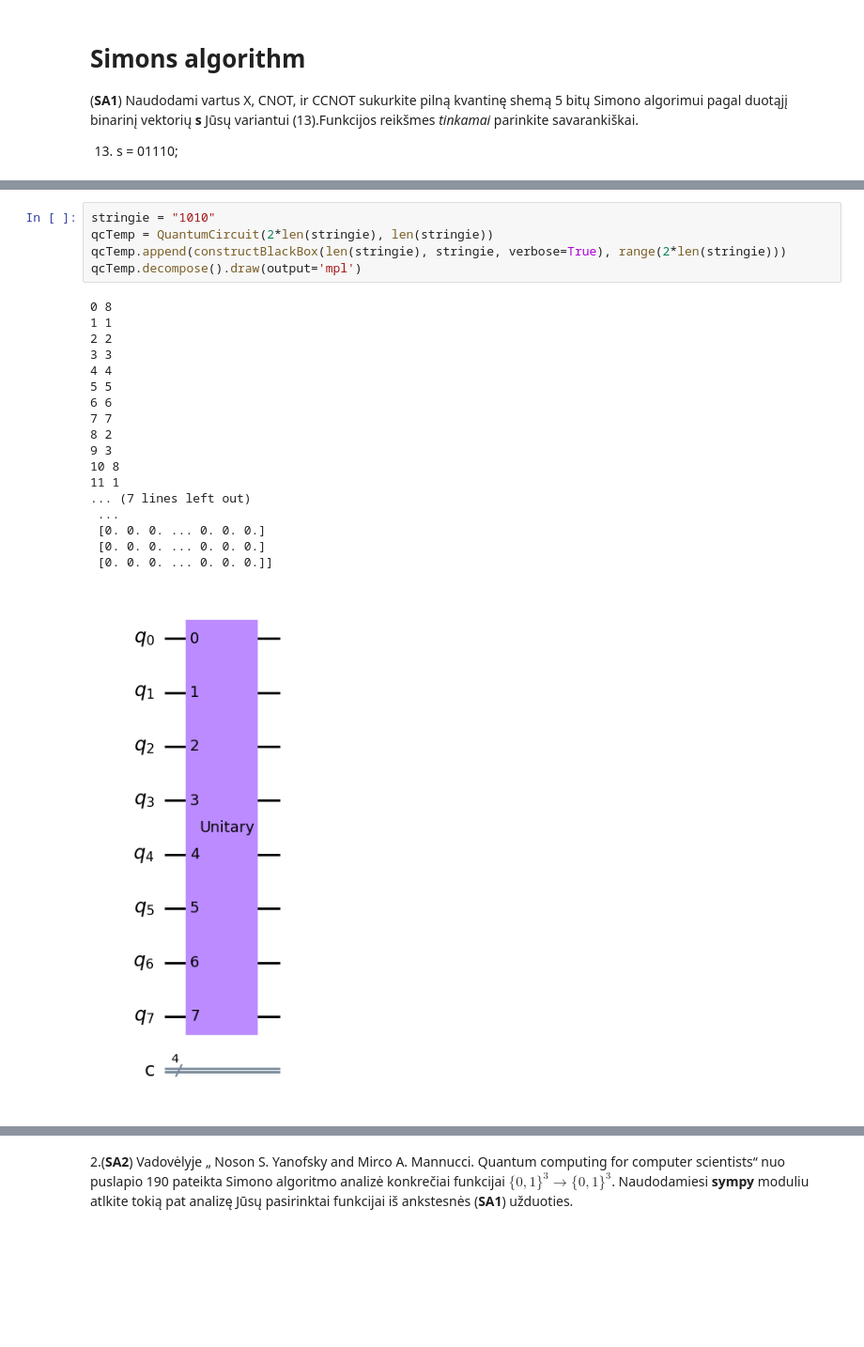
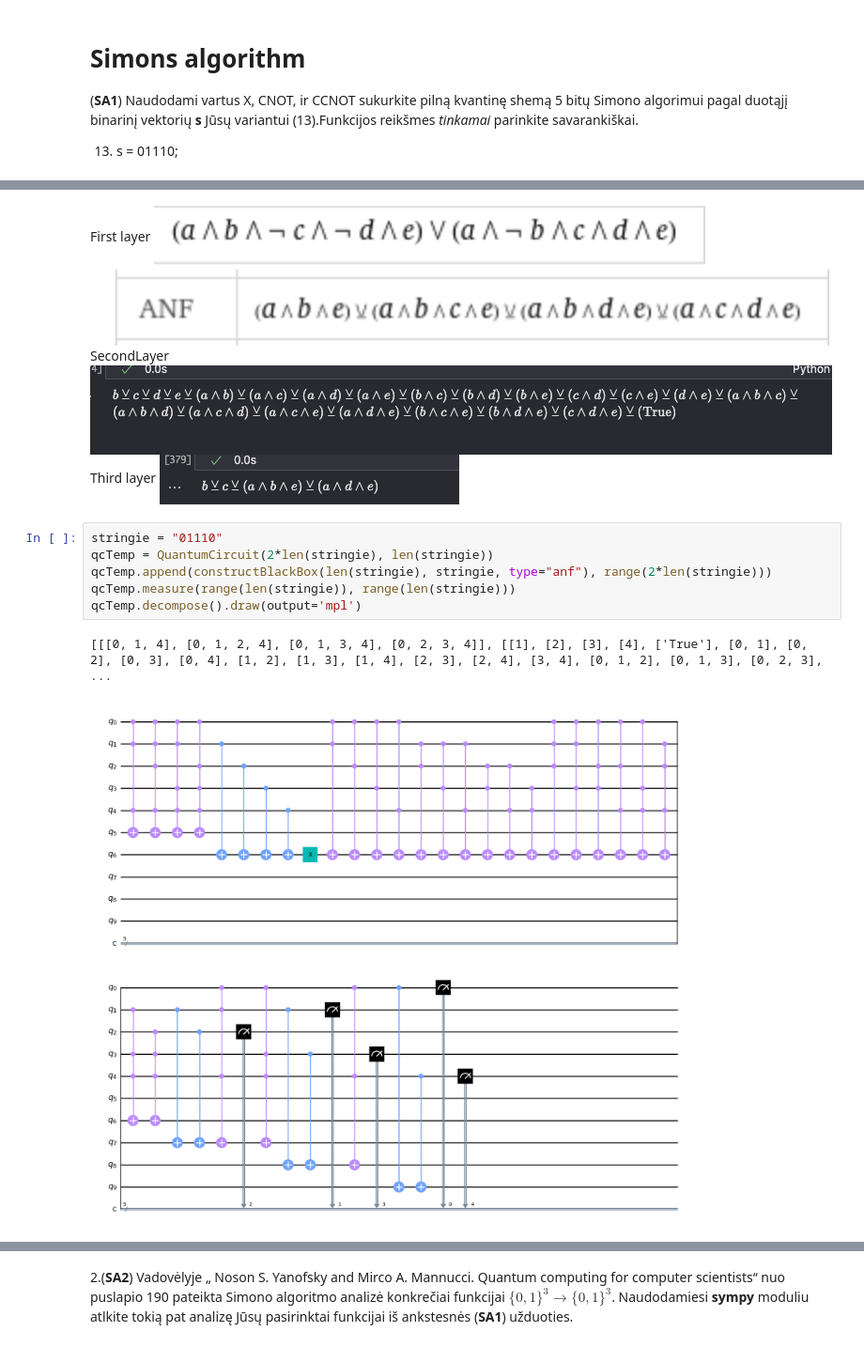
Before and after one commit to cezaris13/QuantumComputing, a Jupyter notebook: Quantum2lab.ipynb, the cells around one changed output, grey strips where cells are left out. Shown: that part at 94% size. Cells and saved outputs as stored; diff of their text form; blank space fills up the shorter version.

Commit message:
added anf version of gate construction

```diff
--- a/Quantum2lab.ipynb
+++ b/Quantum2lab.ipynb
@@ -384,27 +424,20 @@ def createKet(value, n):
+# %% [markdown]
+First layer
+![image.png](attachment:image.png)
+![image-2.png](attachment:image-2.png)
+SecondLayer
+![image-3.png](attachment:image-3.png)
+Third layer
+![image-4.png](attachment:image-4.png)
 # %%
-stringie = "1010"
+stringie = "01110"
 qcTemp = QuantumCircuit(2*len(stringie), len(stringie))
-qcTemp.append(constructBlackBox(len(stringie), stringie, verbose=True), range(2*len(stringie)))
+qcTemp.append(constructBlackBox(len(stringie), stringie, type="anf"), range(2*len(stringie)))
+qcTemp.measure(range(len(stringie)), range(len(stringie)))
 qcTemp.decompose().draw(output='mpl')
 # %% [output]
-0 8
-1 1
-2 2
-3 3
-4 4
-5 5
-6 6
-7 7
-8 2
-9 3
-10 8
-11 1
-... (7 lines left out)
- ...
- [0. 0. 0. ... 0. 0. 0.]
- [0. 0. 0. ... 0. 0. 0.]
- [0. 0. 0. ... 0. 0. 0.]]
+[[[0, 1, 4], [0, 1, 2, 4], [0, 1, 3, 4], [0, 2, 3, 4]], [[1], [2], [3], [4], ['True'], [0, 1], [0, 2], [0, 3], [0, 4], [1, 2], [1, 3], [1, 4], [2, 3], [2, 4], [3, 4], [0, 1, 2], [0, 1, 3], [0, 2, 3],  ...
-[figure, old version]
+[figure, new version]
 # %%
 s = "01110"
 n = len(s)
```
Also changed, not shown: parts of 12 cells of this notebook.
